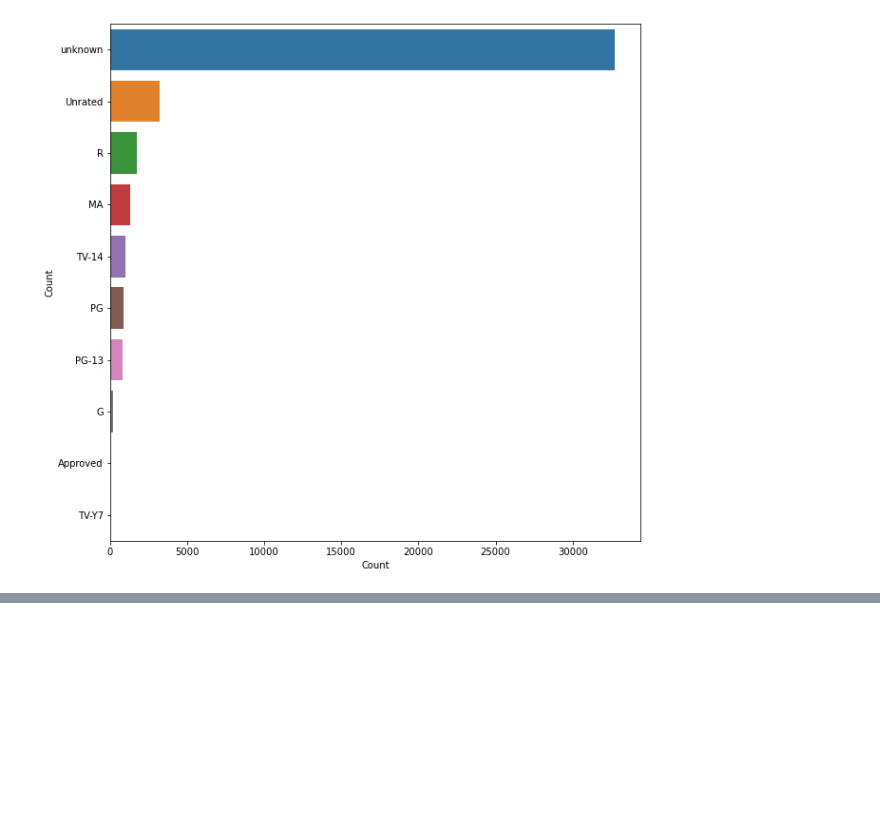
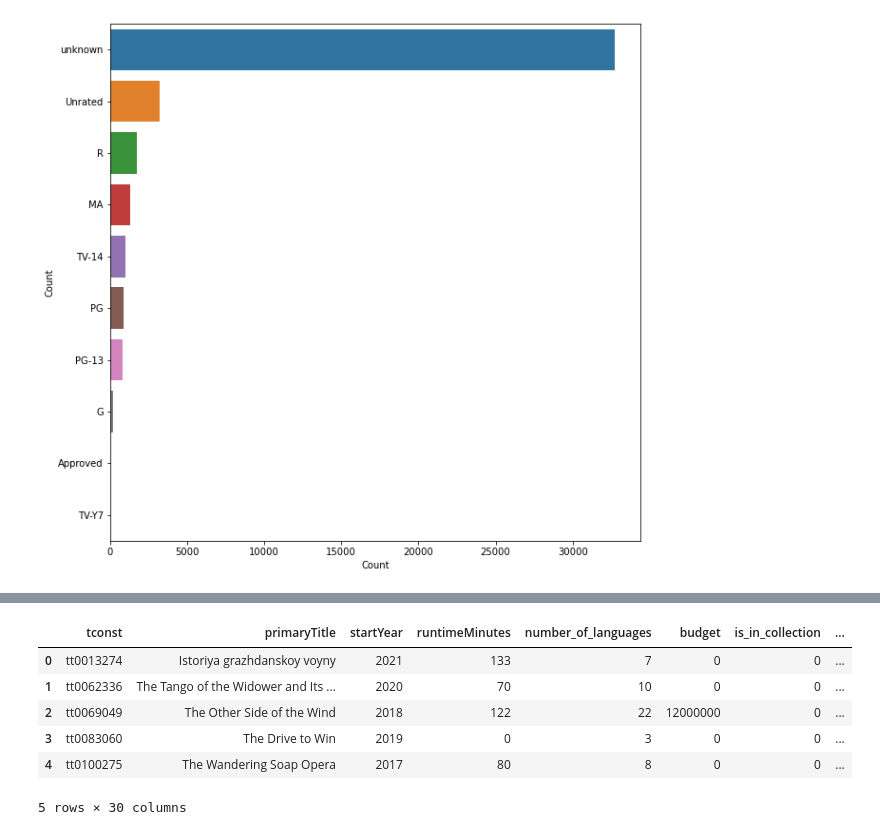
Before and after one commit to JuliaCooper60/Project_4_Movies, a Jupyter notebook: project4.ipynb, the cells around one changed output, grey strips where cells are left out. Saved outputs shown, nothing was run; the diff lists cells and outputs as text; code cells hidden in the pictures; blank space fills up the shorter version.

Commit message:
data cleaned up and transformed

```diff
--- a/project4.ipynb
+++ b/project4.ipynb
@@ -297,0 +290,15 @@ df2.drop(['rated_Approved','rated_TV-Y7'],axis=1,inplace=True)
+# %%
+df = pd.read_csv('./data/clean_raw_data.csv')
+# Drop the null columns where all values are null
+df = df.dropna(axis='columns', how='all')
+# Drop the null rows
+df = df.dropna()
+df.head()
+# %% [output]
+|  | tconst | primaryTitle | startYear | runtimeMinutes | number_of_languages | budget | is_in_collection | ... |
+| 0 | tt0013274 | Istoriya grazhdanskoy voyny | 2021 | 133 | 7 | 0 | 0 | ... |
+| 1 | tt0062336 | The Tango of the Widower and Its ... | 2020 | 70 | 10 | 0 | 0 | ... |
+| 2 | tt0069049 | The Other Side of the Wind | 2018 | 122 | 22 | 12000000 | 0 | ... |
+| 3 | tt0083060 | The Drive to Win | 2019 | 0 | 3 | 0 | 0 | ... |
+| 4 | tt0100275 | The Wandering Soap Opera | 2017 | 80 | 8 | 0 | 0 | ... |
+5 rows × 30 columns
```
Also changed, not shown: parts of 15 cells of this notebook.
